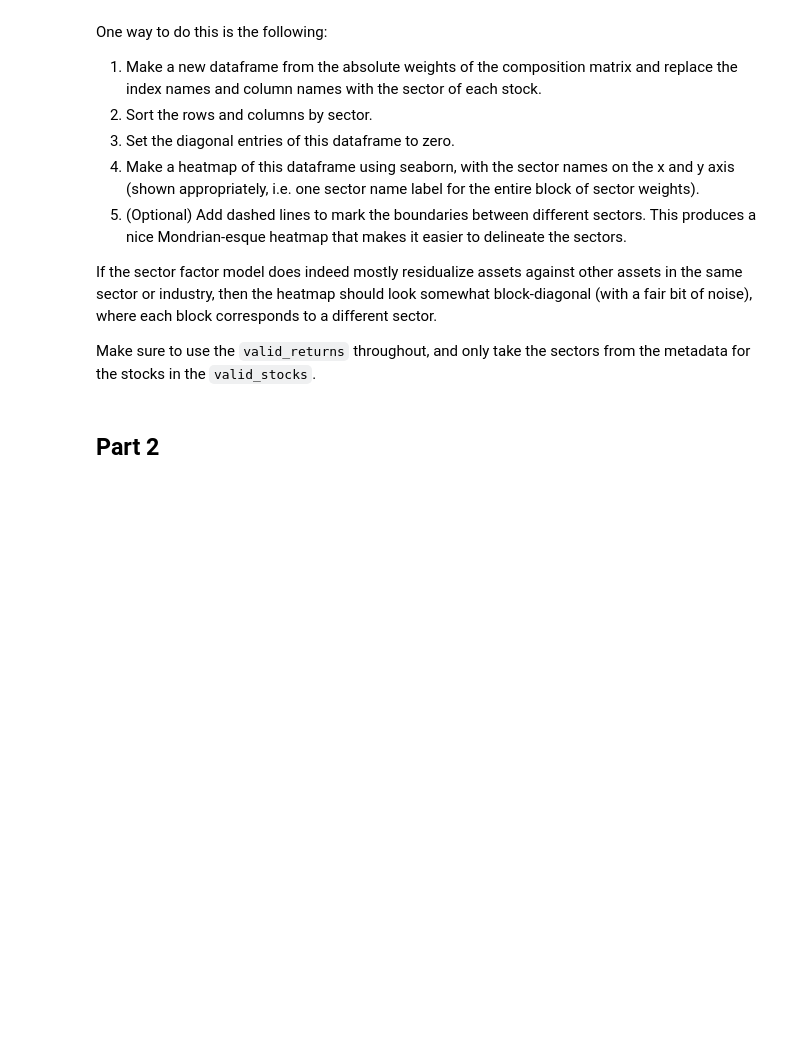
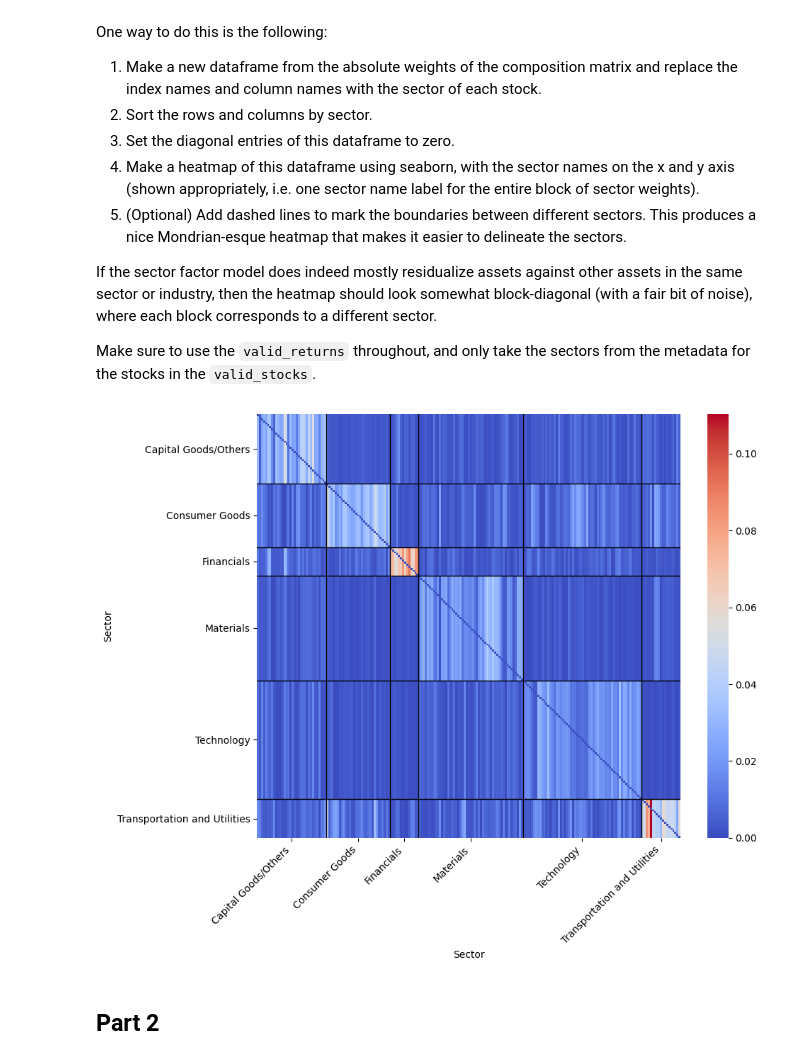
Before and after one commit to BjornThor123/Statistical_Arbitrage_Stanford_MS-E244, a Jupyter notebook: Homework 3/MSE244_HW3_s.ipynb, the cells around one changed output. Saved outputs shown, nothing was run; the diff lists cells and outputs as text; code cells hidden in the pictures; blank space fills up the shorter version.

```diff
--- a/Homework 3/MSE244_HW3_s.ipynb
+++ b/Homework 3/MSE244_HW3_s.ipynb
@@ -873,3 +895,72 @@ Make sure to use the `valid_returns` throughout, and only take the sectors from
+# %%
+# Begin your answer here; Feel free to add code and markdown cells as needed.
+use_intercept = False
+
+# Select the universe of assets to be used in the factor models
+config = {
+    'LOOKBACK_PERIOD': len(returns) - 1,
+    'FILTER_MAX_ABS_RETURN': 0.5
+}
+valid_prices, valid_returns, valid_stocks = select_asset_universe(prices, returns, prices.index[-1], config)
+
+# Fit the industry factor model and get residuals
+sector_factor_model = NikkeiSectorFactorModel(metadata, intercept=use_intercept)
+sector_residuals, sector_predictions, sector_comp_mtx = sector_factor_model.fit(valid_returns)
+
+sector_comp_mtx = abs(sector_comp_mtx)
+
+sector_series = metadata.loc[valid_returns.columns, 'Sector']
+sector_comp_mtx.index = sector_series
+sector_comp_mtx.columns = sector_series
+
+sector_comp_mtx.sort_index(axis=0, inplace=True)
+sector_comp_mtx.sort_index(axis=1, inplace=True)
+
+np.fill_diagonal(sector_comp_mtx.values, 0)
+
+
+sectors = sector_comp_mtx.index.to_numpy()
+
+# Find block boundaries
+_, idx_start = np.unique(sectors, return_index=True)
+idx_start = np.sort(idx_start)
+
+# Block sizes
+block_sizes = np.diff(np.append(idx_start, len(sectors)))
+
+# Centers for tick labels
+tick_positions = idx_start + block_sizes / 2
+
+# Sector labels (unique, in order)
+sector_labels = sectors[idx_start]
+
+# Plot heatmap
+plt.figure(figsize=(10, 8))
+ax = sns.heatmap(
+    sector_comp_mtx,
+    cmap="coolwarm",
+    square=True,
+    cbar=True,
+    xticklabels=False,
+    yticklabels=False
+)
+
+# Add sector boundary lines
+for pos in idx_start[1:]:
+    ax.axhline(pos, color="black", linewidth=1)
+    ax.axvline(pos, color="black", linewidth=1)
+
+# Add sector labels at block centers
+ax.set_xticks(tick_positions)
+ax.set_xticklabels(sector_labels, rotation=45, ha="right")
+
+ax.set_yticks(tick_positions)
+ax.set_yticklabels(sector_labels)
+
+plt.tight_layout()
+plt.show()
+# %% [output]
+[figure, added]
 # %% [markdown]
 ## Part 2
 # %% [markdown]
```
Also changed, not shown: parts of 13 cells of this notebook, 1 other file.
